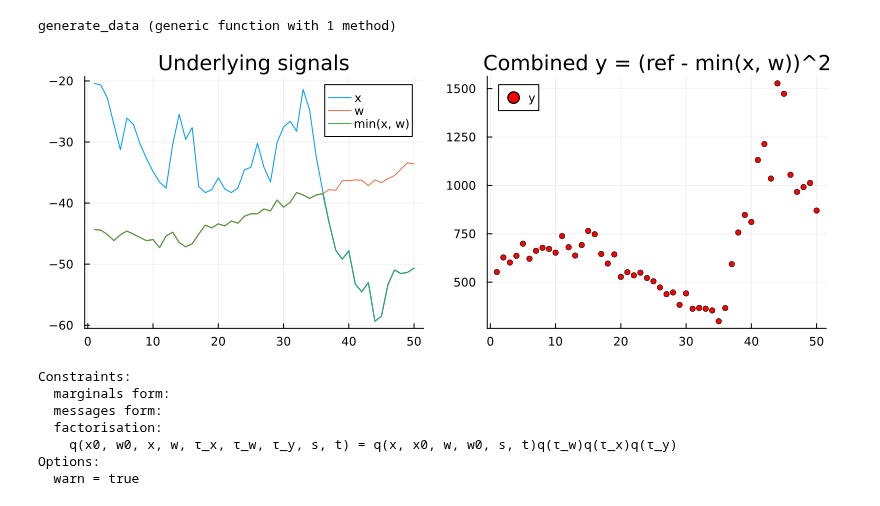
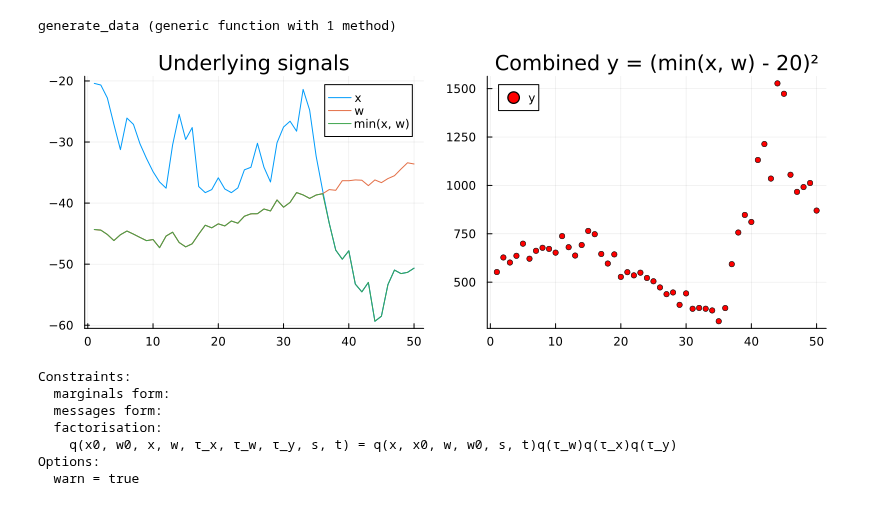
Before and after one commit to biaslab/CVMP, a Jupyter notebook: demos/ccmp_stuck_deterministic.ipynb, the cells around one changed output. Cells and saved outputs as stored; diff of their text form; code cells hidden in the pictures.

Commit message:
fix: prettify plots

```diff
--- a/demos/ccmp_stuck_deterministic.ipynb
+++ b/demos/ccmp_stuck_deterministic.ipynb
@@ -29,21 +29,21 @@ generate_data (generic function with 1 method)
 # %%
 n = 50
 ref_point = -20
 
 x_i_min, w_i_min = -20, -45
 real_x, real_w, real_f, real_g, real_y = generate_data(min, (x) -> (x - ref_point)^2 , n, x_i_min = x_i_min, w_i_min = w_i_min);
 
 pl = plot(title = "Underlying signals")
 pl = plot!(pl, real_x, label = "x")
 pl = plot!(pl, real_w, label = "w")
 pl = plot!(pl, real_f, label = "min(x, w)")
 
-pr = plot(title = "Combined y = (ref - min(x, w))^2")
+pr = plot(title = "Combined y = (min(x, w) - $(abs(ref_point)))²")
 pr = scatter!(pr, real_y, ms = 3, color = :red, label = "y")
 
 plot(pl, pr, size = (800, 300))
 # %% [output]
-[figure, old version]
+[figure, new version]
 # %%
 @model function identification_problem(f, g, n, m_x_0, τ_x_0, a_x, b_x, m_w_0, τ_w_0, a_w, b_w, a_y, b_y)
 
```
